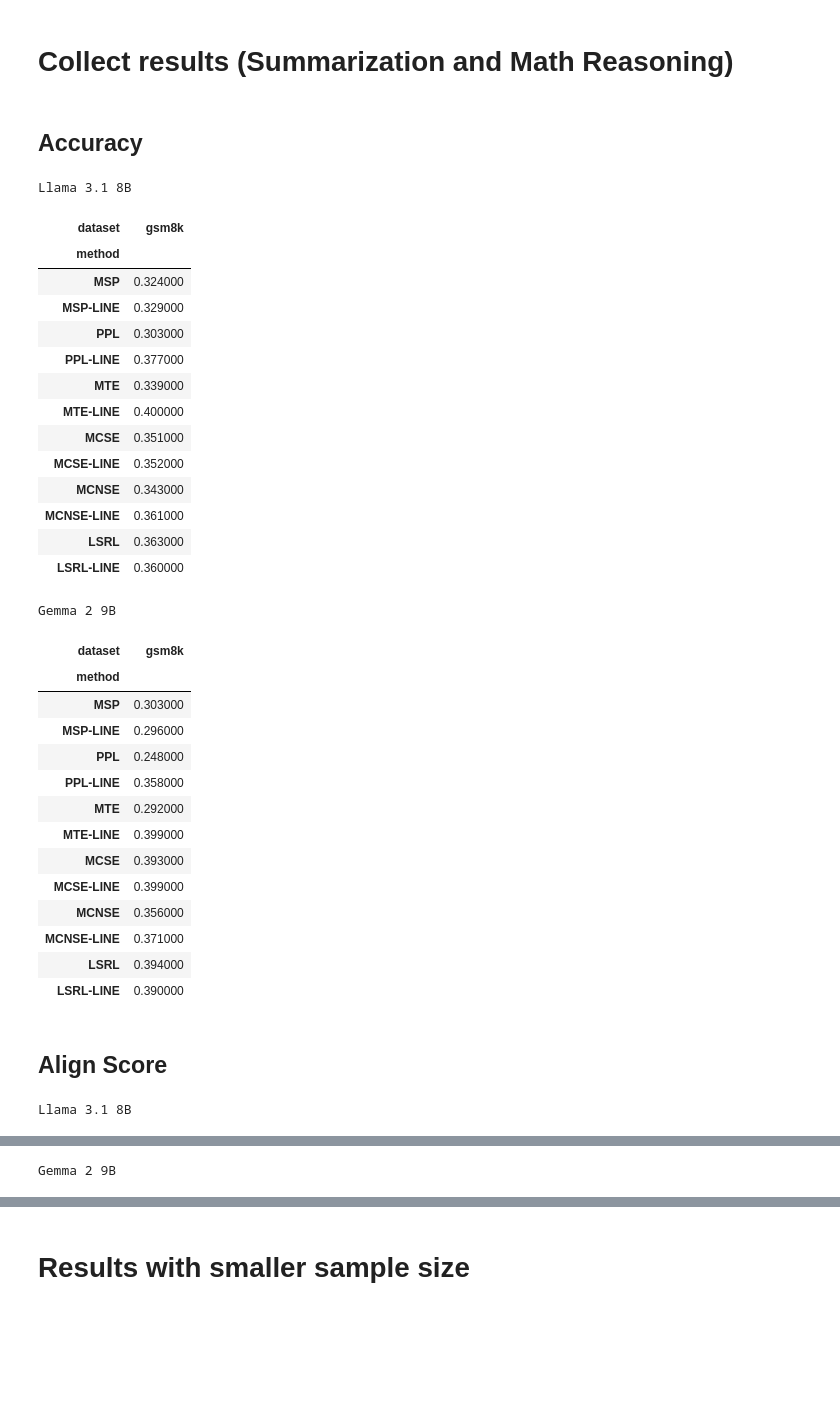
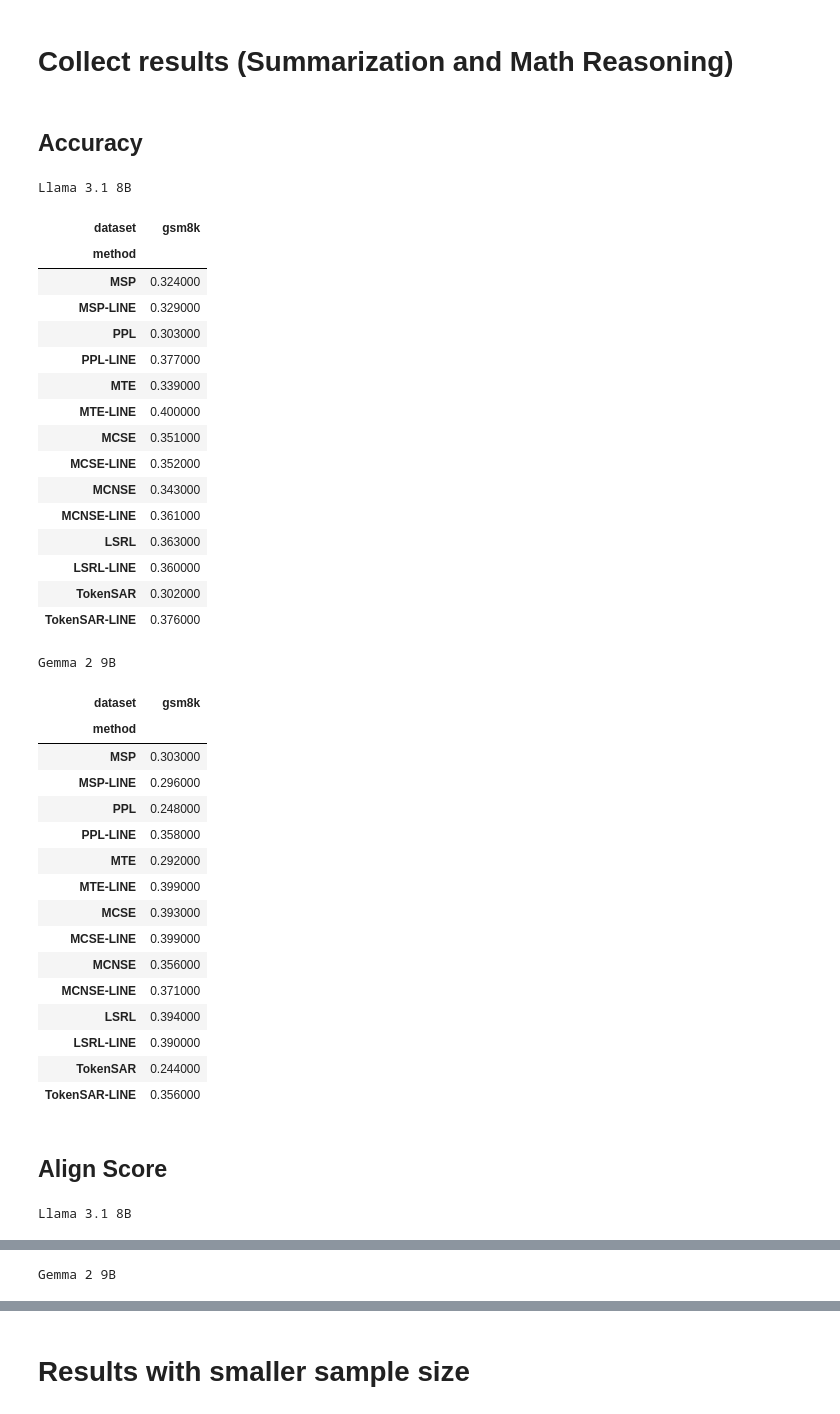
Before and after one commit to stat-ml/uncertainty-line, a Jupyter notebook: 02_collect_experimental_results.ipynb, the cells around one changed output, grey strips where cells are left out. Drawn from its saved outputs; the diff is of its cells as text; code cells hidden in the pictures; blank space fills up the shorter version.

```diff
--- a/02_collect_experimental_results.ipynb
+++ b/02_collect_experimental_results.ipynb
@@ -142,6 +113,7 @@ methods_dict = {
     'MonteCarloSequenceEntropy': 'MCSE',
     'MonteCarloNormalizedSequenceEntropy': 'MCNSE',
     'LexicalSimilarity_rougeL': 'LSRL',
+    'TokenSAR':'TokenSAR'
 }
 method_order = [v for v in methods_dict.values()]
 method_display_order = [m for pair in zip(method_order, [m + "-LINE" for m in method_order]) for m in pair]
@@ -189,12 +161,10 @@ def highlight_best_second(col: pd.Series):
             styles.append('')
     return styles
 
-# ---- render one "page" of tables per metric ----
 def show_metric_tables(df_in: pd.DataFrame, metric_name: str):
     display(Markdown(f"## {metric_name}"))
     metric_df = df_in[df_in["metric"] == metric_name].copy()
 
-    # choose a pleasant dataset column order
     candidate_order = None
     for ds_list in DATASETS.values():
         if set(ds_list).issubset(set(metric_df["dataset"].unique())):
@@ -211,7 +181,6 @@ def show_metric_tables(df_in: pd.DataFrame, metric_name: str):
         piv = block.pivot_table(
             index="method", columns="dataset", values="prr_score", aggfunc="mean"
         )
-        # reindex to desired display ordering
         piv = piv.reindex(index=method_display_order)
         piv = piv.reindex(columns=[c for c in candidate_order if c in piv.columns])
 
@@ -223,7 +192,6 @@ def show_metric_tables(df_in: pd.DataFrame, metric_name: str):
         )
         display(styled)
 
-# ---- run for each metric ----
 for metric_name in df["metric"].unique():
     show_metric_tables(df, metric_name)
 # %% [output]
@@ -396,6 +544,7 @@ methods_dict = {
     'MonteCarloSequenceEntropy': 'MCSE',
     'MonteCarloNormalizedSequenceEntropy': 'MCNSE',
     'LexicalSimilarity_rougeL': 'LSRL',
+    'TokenSAR':'TokenSAR'
 }
 method_order = [v for v in methods_dict.values()]
 method_display_order = [m for pair in zip(method_order, [m + "-LINE" for m in method_order]) for m in pair]
@@ -421,7 +570,6 @@ METRICS = {
     'AlignScoreInputOutput': 'Align Score',
 }
 
-# ---- highlighter: best = bold, second = underline (ties handled) ----
 def highlight_best_second(col: pd.Series):
     if col.dtype.kind not in "fi":
         return [''] * len(col)
@@ -442,12 +590,10 @@ def highlight_best_second(col: pd.Series):
             styles.append('')
     return styles
 
-# ---- render one "page" of tables per metric ----
 def show_metric_tables(df_in: pd.DataFrame, metric_name: str):
     display(Markdown(f"## {metric_name}"))
     metric_df = df_in[df_in["metric"] == metric_name].copy()
 
-    # choose a pleasant dataset column order
     candidate_order = None
     for ds_list in DATASETS.values():
         if set(ds_list).issubset(set(metric_df["dataset"].unique())):
@@ -464,38 +610,38 @@ def show_metric_tables(df_in: pd.DataFrame, metric_name: str):
         piv = block.pivot_table(
             index="method", columns="dataset", values="prr_score", aggfunc="mean"
         )
-        # reindex to desired display ordering
         piv = piv.reindex(index=method_display_order)
         piv = piv.reindex(columns=[c for c in candidate_order if c in piv.columns])
 
         styled = (
             piv.round(3)
                .style
                .apply(highlight_best_second, axis=0)
                .set_caption(model_name)
         )
         display(styled)
 
-# ---- run for each metric ----
 for metric_name in df["metric"].unique():
     show_metric_tables(df, metric_name)
 # %% [output]
 ## Accuracy
 Llama 3.1 8B
 | dataset | gsm8k |
 | method |  |
 | MSP | 0.324000 |
 | MSP-LINE | 0.329000 |
 | PPL | 0.303000 |
 | PPL-LINE | 0.377000 |
 | MTE | 0.339000 |
 | MTE-LINE | 0.400000 |
 | MCSE | 0.351000 |
 | MCSE-LINE | 0.352000 |
 | MCNSE | 0.343000 |
 | MCNSE-LINE | 0.361000 |
 | LSRL | 0.363000 |
 | LSRL-LINE | 0.360000 |
+| TokenSAR | 0.302000 |
+| TokenSAR-LINE | 0.376000 |
 Gemma 2 9B
 | dataset | gsm8k |
 | method |  |
@@ -511,6 +657,8 @@ Gemma 2 9B
 | MCNSE-LINE | 0.371000 |
 | LSRL | 0.394000 |
 | LSRL-LINE | 0.390000 |
+| TokenSAR | 0.244000 |
+| TokenSAR-LINE | 0.356000 |
 ## Align Score
 Llama 3.1 8B
 | dataset | xsum |
```
Also changed, not shown: parts of 11 cells of this notebook.
